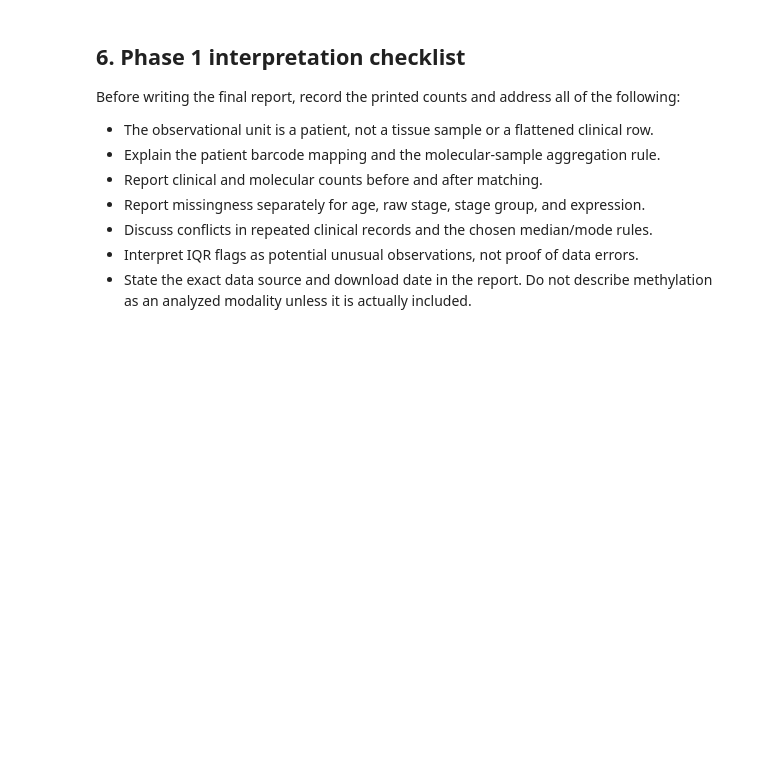
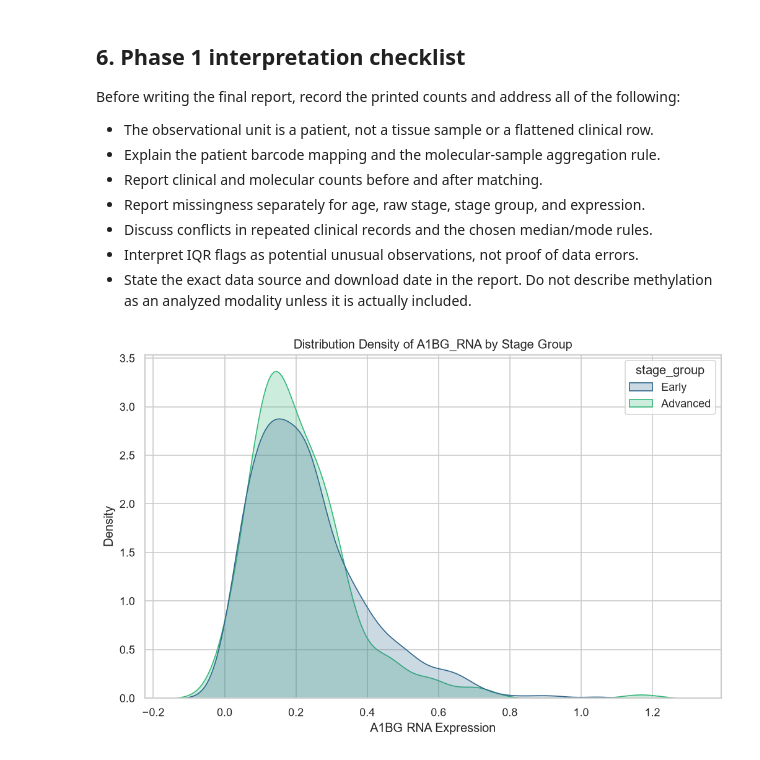
Before and after one commit to mahdiehyazdanpanah83-beep/Stat-Project-TCG, a Jupyter notebook: notebooks/phase1.ipynb, the cells around one changed output. Drawn from its saved outputs; the diff is of its cells as text; code cells hidden in the pictures; blank space fills up the shorter version.

Commit message:
Finalizing phase 1 and 2 implementation and documentation

```diff
--- a/notebooks/phase1.ipynb
+++ b/notebooks/phase1.ipynb
@@ -334,3 +367,43 @@ Before writing the final report, record the printed counts and address all of th
 - Discuss conflicts in repeated clinical records and the chosen median/mode rules.
 - Interpret IQR flags as potential unusual observations, not proof of data errors.
 - State the exact data source and download date in the report. Do not describe methylation as an analyzed modality unless it is actually included.
+# %%
+import os
+import pandas as pd
+import seaborn as sns
+import matplotlib.pyplot as plt
+
+# 1. پیدا کردن مسیر پوشه جاری نوت‌بوک (notebooks)
+base_dir = os.getcwd()
+
+# 2. رفتن به یک سطح بالاتر (پوشه اصلی پروژه) و سپس رفتن به پوشه مورد نظر
+# چون نوت‌بوک در /notebooks است، با '..' به پوشه ریشه برمی‌گردیم
+file_path = os.path.join(base_dir, '..', 'processed', 'phase1_patient_level.csv')
+output_dir = os.path.join(base_dir, '..', 'figures', 'phase1')
+
+# اطمینان از وجود مسیر ذخیره‌سازی
+os.makedirs(output_dir, exist_ok=True)
+
+# 3. بارگذاری داده
+df_merged = pd.read_csv(file_path)
+
+# 4. رسم نمودار
+plt.figure(figsize=(10, 6))
+sns.kdeplot(
+    data=df_merged,
+    x='A1BG_RNA',
+    hue='stage_group',
+    fill=True,
+    common_norm=False,
+    palette='viridis'
+)
+
+plt.title('Distribution Density of A1BG_RNA by Stage Group')
+plt.xlabel('A1BG RNA Expression')
+plt.ylabel('Density')
+
+# 5. ذخیره سازی
+plt.savefig(os.path.join(output_dir, 'gene_density_by_stage.png'), dpi=300, bbox_inches='tight')
+plt.show()
+# %% [output]
+[figure, added]
```
Also changed, not shown: parts of 3 cells of this notebook, 6 other files.
